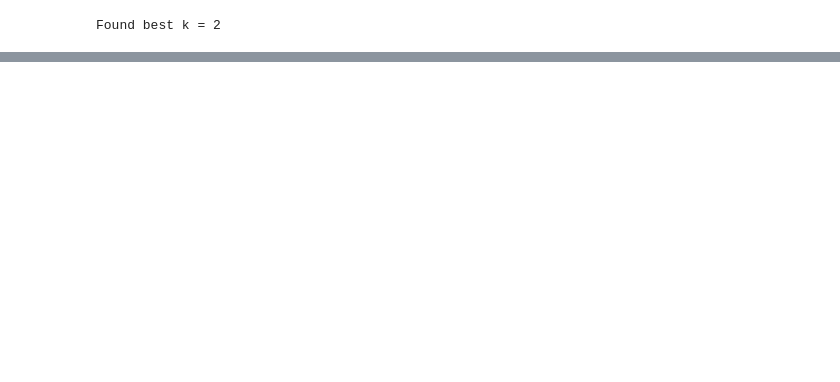
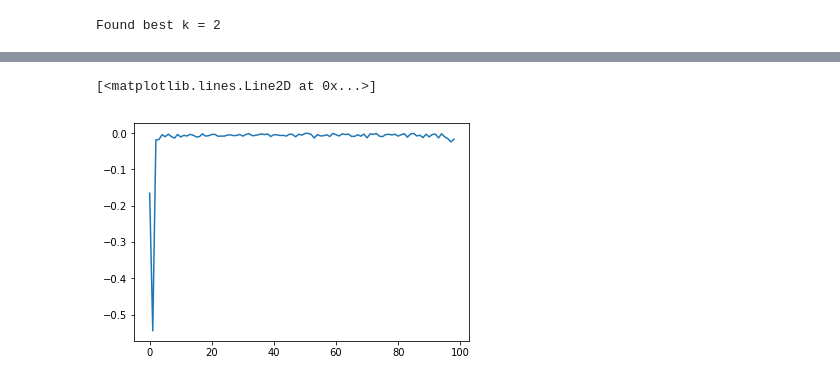
Before and after one commit to gioruffa/ID2222_DataMining_Assignments, a Jupyter notebook: 4_graph_spectra/graph-spectra.ipynb, the cells around one changed output, grey strips where cells are left out. Drawn from its saved outputs; the diff is of its cells as text; code cells hidden in the pictures; blank space fills up the shorter version.

```diff
--- a/4_graph_spectra/graph-spectra.ipynb
+++ b/4_graph_spectra/graph-spectra.ipynb
@@ -254,5 +270,5 @@ draw_compare(ex1, ex1_clusters, node_size=50, with_labels=False)
 # %%
-ex2_clusters = spectral_clustering(ex2, k=None)
+ex2_clusters, ex2_eigenval = spectral_clustering(ex2, k=None)
 # %% [output]
 Found best k = 2
 # %%
@@ -261,0 +278,6 @@ draw_compare(ex2, ex2_clusters, node_size=50, with_labels=False)
+# %%
+ex2_eigenval_sorted = sorted(ex2_eigenval, reverse=True)
+plt.plot(range(len(ex2_eigenval_sorted) - 1), np.diff(ex2_eigenval_sorted))
+# %% [output]
+[<matplotlib.lines.Line2D at 0x...>]
+[figure, added]
```
Also changed, not shown: parts of 9 cells of this notebook.
